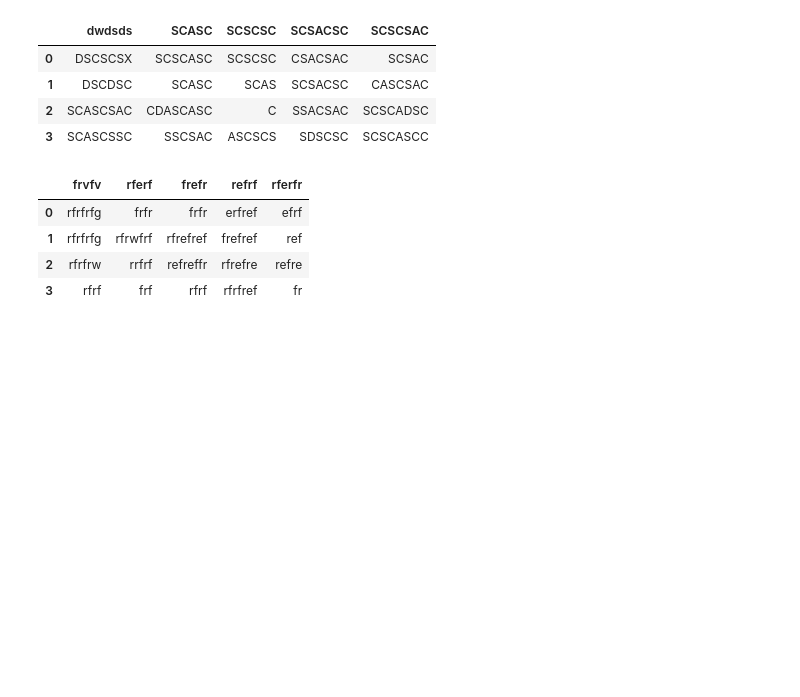
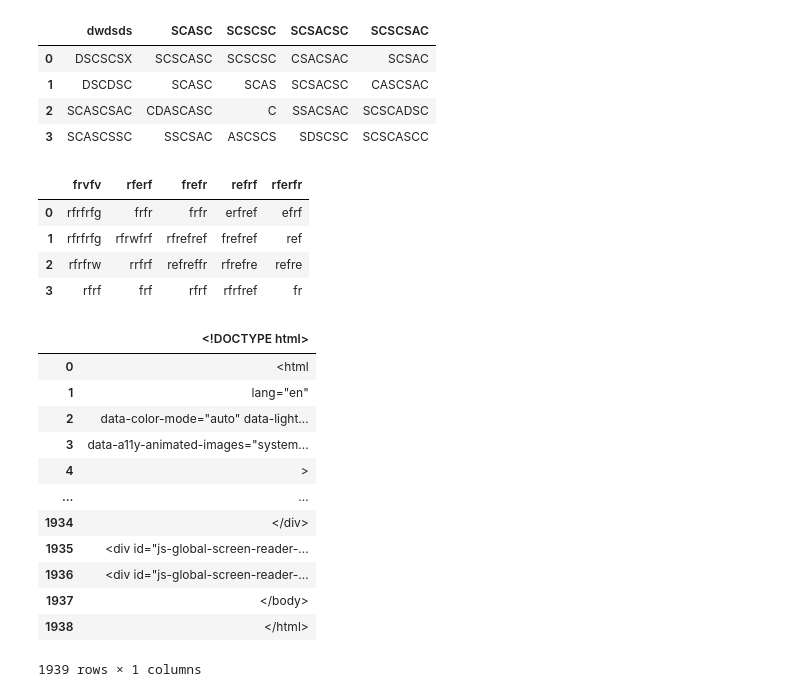
Before and after one commit to 2303a52176/AIML_2303A52176, a Jupyter notebook: Untitled1.ipynb, the cells around one changed output. Saved outputs shown, nothing was run; the diff lists cells and outputs as text; code cells hidden in the pictures; blank space fills up the shorter version.

```diff
--- a/Untitled1.ipynb
+++ b/Untitled1.ipynb
@@ -152,3 +152,21 @@ data2
 | 1 | rfrfrfg | rfrwfrf | rfrefref | frefref | ref |
 | 2 | rfrfrw | rrfrf | refreffr | rfrefre | refre |
 | 3 | rfrf | frf | rfrf | rfrfref | fr |
+# %%
+data4 = pd.read_table("https://github.com/2303a52176/AIML_2303A52176")
+# %%
+data4
+# %% [output]
+|  | <!DOCTYPE html> |
+| 0 | <html |
+| 1 | lang="en" |
+| 2 | data-color-mode="auto" data-light... |
+| 3 | data-a11y-animated-images="system... |
+| 4 | > |
+| ... | ... |
+| 1934 | </div> |
+| 1935 | <div id="js-global-screen-reader-... |
+| 1936 | <div id="js-global-screen-reader-... |
+| 1937 | </body> |
+| 1938 | </html> |
+1939 rows × 1 columns
```
